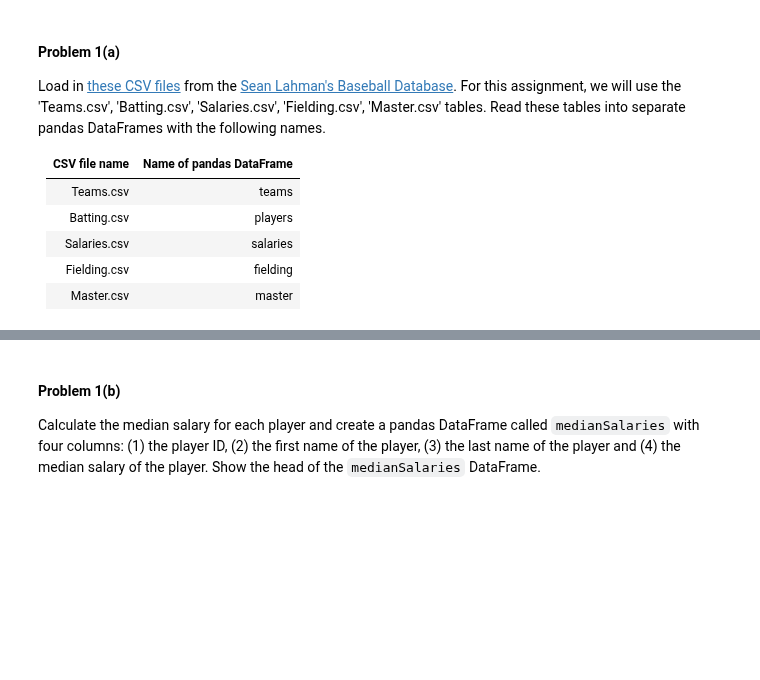
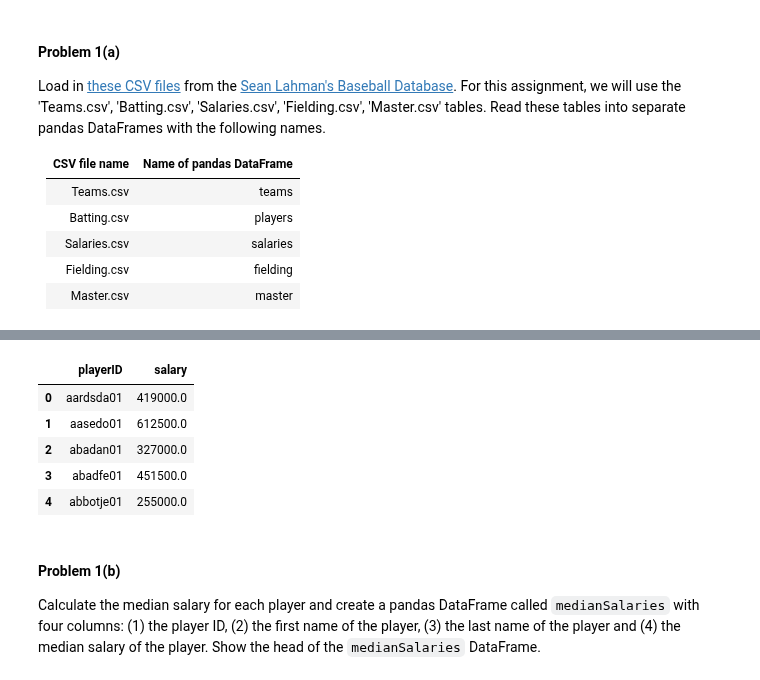
Before and after one commit to Theerit/2014, a Jupyter notebook: homework/HW3.ipynb, the cells around one changed output, grey strips where cells are left out. Drawn from its saved outputs; the diff is of its cells as text; code cells hidden in the pictures; blank space fills up the shorter version.

```diff
--- a/homework/HW3.ipynb
+++ b/homework/HW3.ipynb
@@ -104,3 +108,14 @@ git push
+# %%
+s = pd.DataFrame(salaries.groupby('playerID')['salary'].apply(np.median))
+s = s.reset_index()
+s.head()
+# %% [output]
+|  | playerID | salary |
+| 0 | aardsda01 | 419000.0 |
+| 1 | aasedo01 | 612500.0 |
+| 2 | abadan01 | 327000.0 |
+| 3 | abadfe01 | 451500.0 |
+| 4 | abbotje01 | 255000.0 |
 # %% [markdown]
 #### Problem 1(b)
 
```
Also changed, not shown: parts of 5 cells of this notebook.
